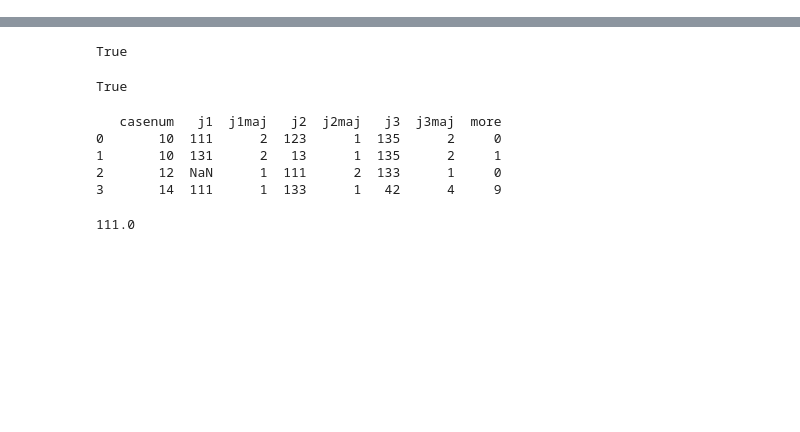
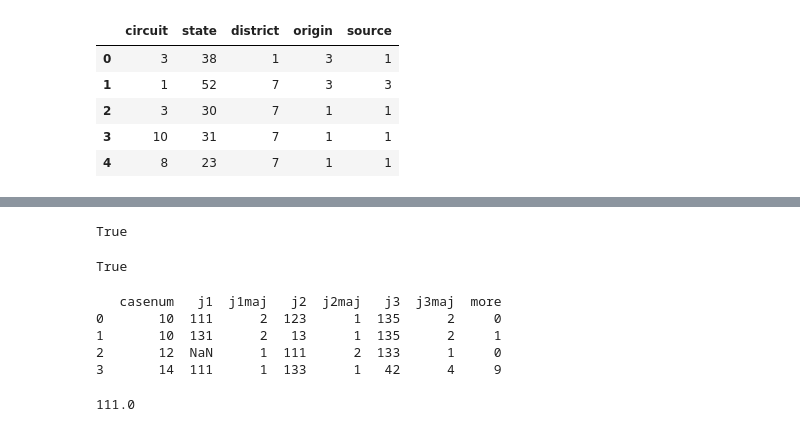
Before and after one commit to adithyap/mlcs16, a Jupyter notebook: votelist2.0.ipynb, the cells around one changed output, grey strips where cells are left out. Cells and saved outputs as stored; diff of their text form; code cells hidden in the pictures; blank space fills up the shorter version.

```diff
--- a/votelist2.0.ipynb
+++ b/votelist2.0.ipynb
@@ -7,0 +129,9 @@ nan
+# %%
+df2.head()
+# %% [output]
+|  | circuit | state | district | origin | source |
+| 0 | 3 | 38 | 1 | 3 | 1 |
+| 1 | 1 | 52 | 7 | 3 | 3 |
+| 2 | 3 | 30 | 7 | 1 | 1 |
+| 3 | 10 | 31 | 7 | 1 | 1 |
+| 4 | 8 | 23 | 7 | 1 | 1 |
```
Also changed, not shown: parts of 21 cells of this notebook.
